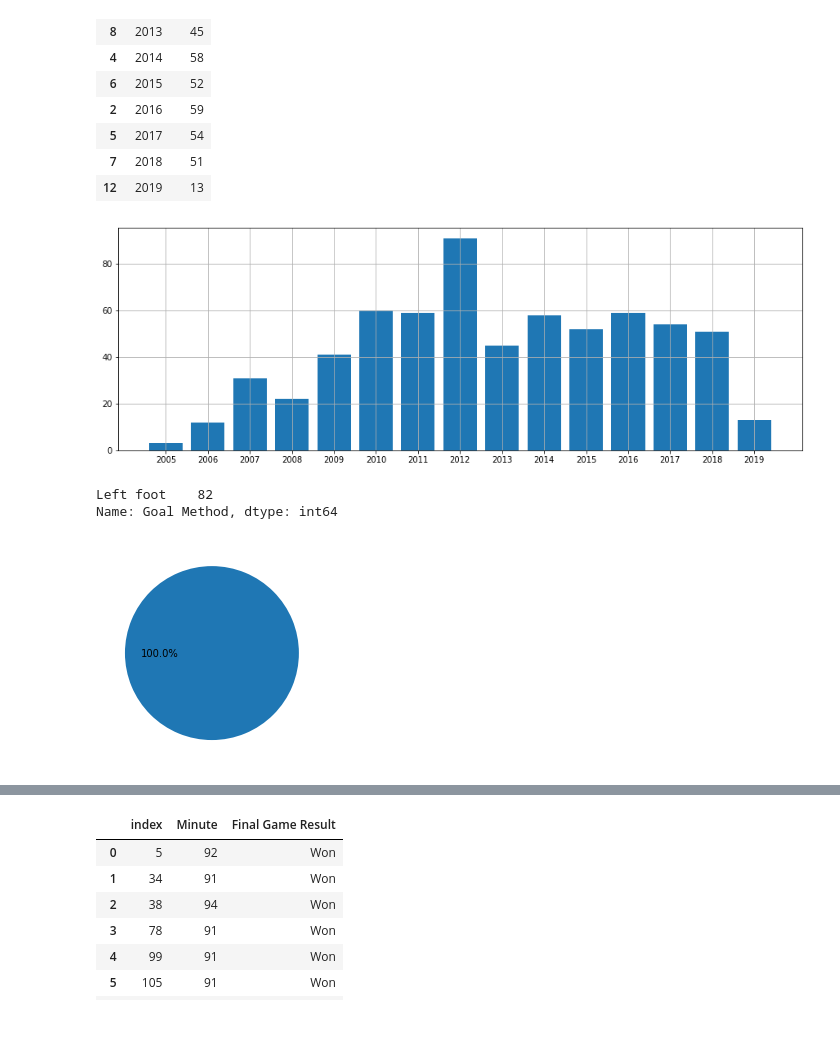
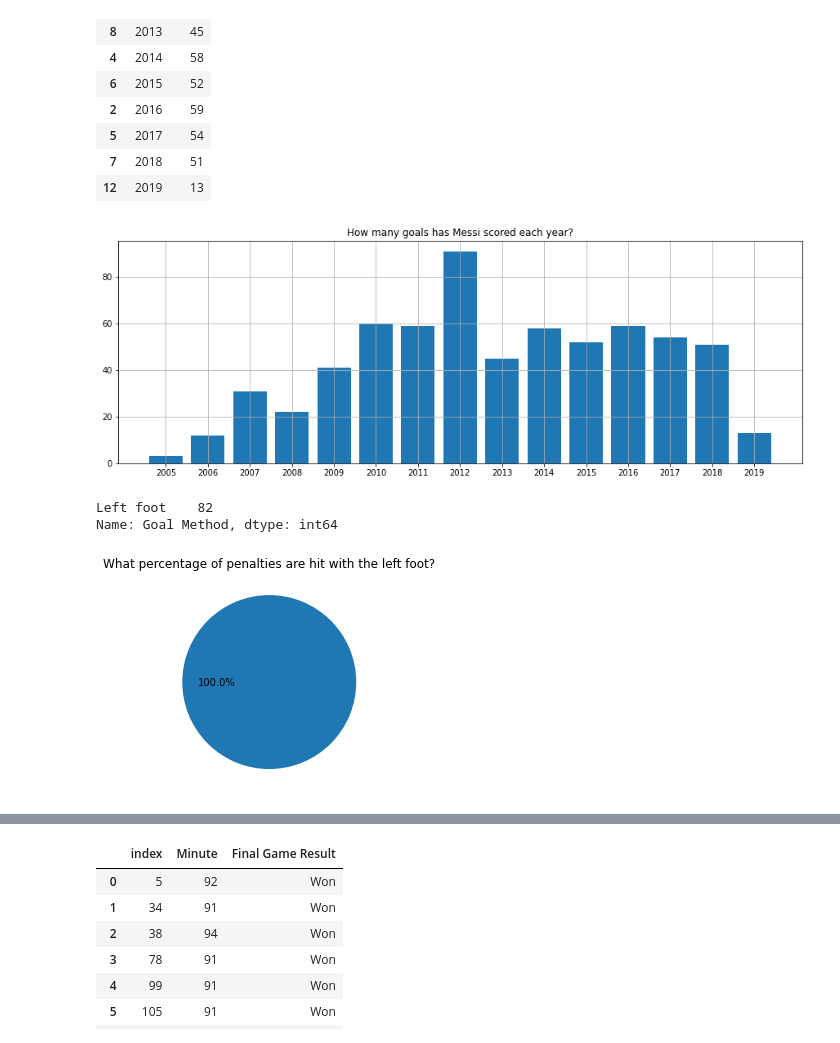
Before and after one commit to A-Yaghoubian/PyLearn7, a Jupyter notebook: Machine_Learning/Assignment_40/messigoals_exercise.ipynb, the cells around one changed output, grey strips where cells are left out. Saved outputs shown, nothing was run; the diff lists cells and outputs as text; code cells hidden in the pictures.

```diff
--- a/Machine_Learning/Assignment_40/messigoals_exercise.ipynb
+++ b/Machine_Learning/Assignment_40/messigoals_exercise.ipynb
@@ -57,10 +57,11 @@ df
 # %%
 plt.figure(figsize=(15, 5))
 plt.bar(df['index'], df['Date'])
+plt.title('How many goals has Messi scored each year?')
 plt.grid()
 plt.show()
 # %% [output]
-[figure, old version]
+[figure, new version]
 # %%
 df = data[['Goal Type', 'Goal Method']]
 df = df.loc[df['Goal Type'] == 'Penalty'].reset_index()
@@ -71,9 +72,10 @@ Left foot    82
 Name: Goal Method, dtype: int64
 # %%
 plt.pie(df, autopct='%1.1f%%')
+plt.title('What percentage of penalties are hit with the left foot?')
 plt.show()
 # %% [output]
-[figure, old version]
+[figure, new version]
 # %%
 data['Minute'] = data['Minute'].apply(eval)
 data['Minute'].head(20)
```
Also changed, not shown: parts of 1 cell of this notebook, 10 other files.
